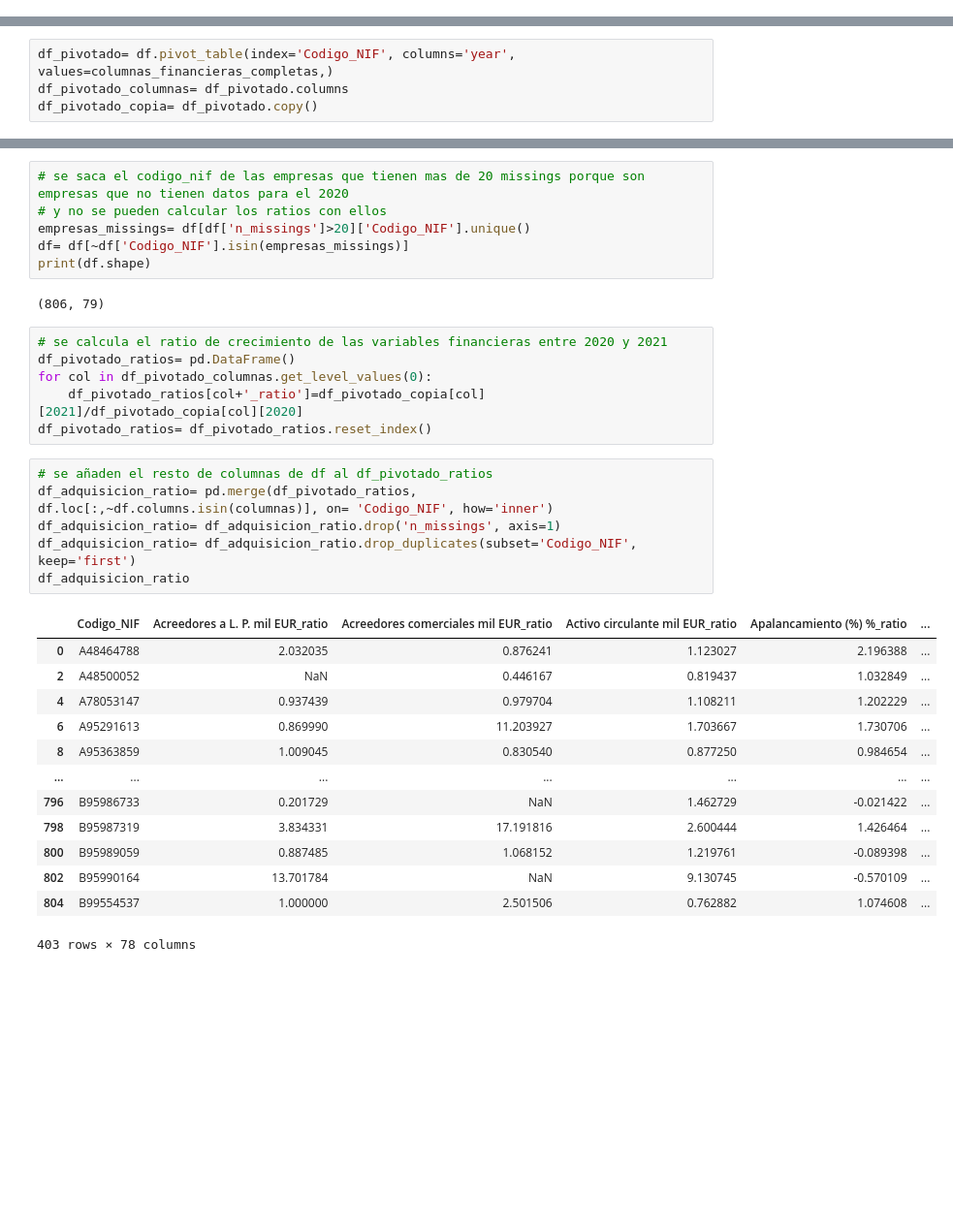
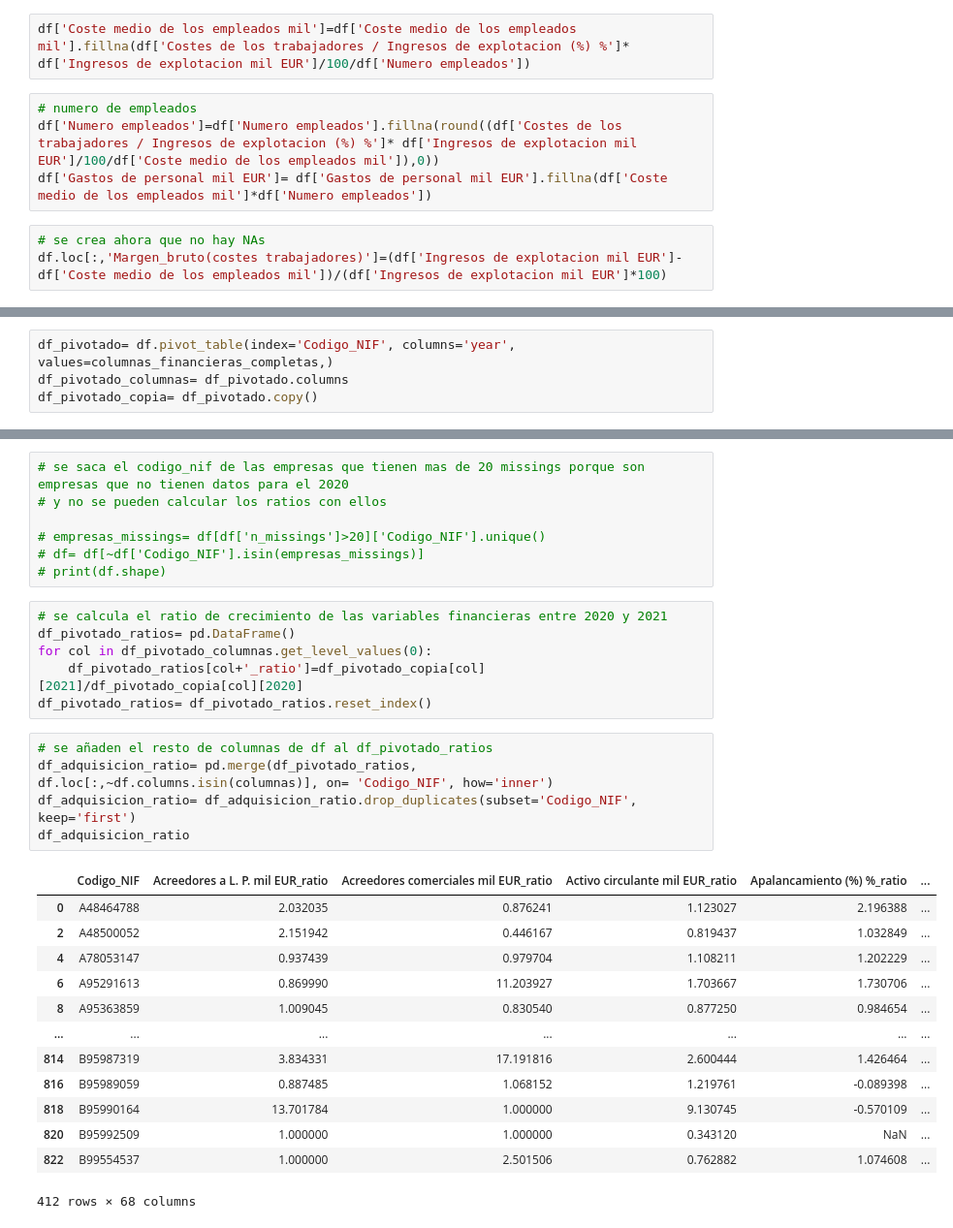
Before and after one commit to unaimleal/spri_reto_07_morado, a Jupyter notebook: preprocesamiento.ipynb, the cells around one changed output, grey strips where cells are left out. Shown at 97% size. Drawn from its saved outputs; the diff is of its cells as text; blank space fills up the shorter version.

```diff
--- a/preprocesamiento.ipynb
+++ b/preprocesamiento.ipynb
@@ -971,0 +853,9 @@ df.loc[df['Deudores mil EUR'].isna(), 'Deudores mil EUR']= 0 # se considera que
+# %%
+df['Coste medio de los empleados mil']=df['Coste medio de los empleados mil'].fillna(df['Costes de los trabajadores / Ingresos de explotacion (%) %']* df['Ingresos de explotacion mil EUR']/100/df['Numero empleados'])
+# %%
+# numero de empleados
+df['Numero empleados']=df['Numero empleados'].fillna(round((df['Costes de los trabajadores / Ingresos de explotacion (%) %']* df['Ingresos de explotacion mil EUR']/100/df['Coste medio de los empleados mil']),0))
+df['Gastos de personal mil EUR']= df['Gastos de personal mil EUR'].fillna(df['Coste medio de los empleados mil']*df['Numero empleados'])
+# %%
+# se crea ahora que no hay NAs
+df.loc[:,'Margen_bruto(costes trabajadores)']=(df['Ingresos de explotacion mil EUR']-df['Coste medio de los empleados mil'])/(df['Ingresos de explotacion mil EUR']*100)
@@ -1059,11 +1000,10 @@ df_adquisicion_2021
 # %%
 # se saca el codigo_nif de las empresas que tienen mas de 20 missings porque son empresas que no tienen datos para el 2020
 # y no se pueden calcular los ratios con ellos
-empresas_missings= df[df['n_missings']>20]['Codigo_NIF'].unique()
-df= df[~df['Codigo_NIF'].isin(empresas_missings)]
-print(df.shape)
+
+# empresas_missings= df[df['n_missings']>20]['Codigo_NIF'].unique()
+# df= df[~df['Codigo_NIF'].isin(empresas_missings)]
+# print(df.shape)
-# %% [output]
-(806, 79)
 # %%
 # se calcula el ratio de crecimiento de las variables financieras entre 2020 y 2021
 df_pivotado_ratios= pd.DataFrame()
@@ -1073,20 +1013,19 @@ df_pivotado_ratios= df_pivotado_ratios.reset_index()
 # %%
 # se añaden el resto de columnas de df al df_pivotado_ratios
 df_adquisicion_ratio= pd.merge(df_pivotado_ratios, df.loc[:,~df.columns.isin(columnas)], on= 'Codigo_NIF', how='inner')
-df_adquisicion_ratio= df_adquisicion_ratio.drop('n_missings', axis=1)
 df_adquisicion_ratio= df_adquisicion_ratio.drop_duplicates(subset='Codigo_NIF', keep='first')
 df_adquisicion_ratio
 # %% [output]
 |  | Codigo_NIF | Acreedores a L. P. mil EUR_ratio | Acreedores comerciales mil EUR_ratio | Activo circulante mil EUR_ratio | Apalancamiento (%) %_ratio | ... |
 | 0 | A48464788 | 2.032035 | 0.876241 | 1.123027 | 2.196388 | ... |
-| 2 | A48500052 | NaN | 0.446167 | 0.819437 | 1.032849 | ... |
+| 2 | A48500052 | 2.151942 | 0.446167 | 0.819437 | 1.032849 | ... |
 | 4 | A78053147 | 0.937439 | 0.979704 | 1.108211 | 1.202229 | ... |
 | 6 | A95291613 | 0.869990 | 11.203927 | 1.703667 | 1.730706 | ... |
 | 8 | A95363859 | 1.009045 | 0.830540 | 0.877250 | 0.984654 | ... |
 | ... | ... | ... | ... | ... | ... | ... |
-| 796 | B95986733 | 0.201729 | NaN | 1.462729 | -0.021422 | ... |
-| 798 | B95987319 | 3.834331 | 17.191816 | 2.600444 | 1.426464 | ... |
-| 800 | B95989059 | 0.887485 | 1.068152 | 1.219761 | -0.089398 | ... |
-| 802 | B95990164 | 13.701784 | NaN | 9.130745 | -0.570109 | ... |
-| 804 | B99554537 | 1.000000 | 2.501506 | 0.762882 | 1.074608 | ... |
+| 814 | B95987319 | 3.834331 | 17.191816 | 2.600444 | 1.426464 | ... |
+| 816 | B95989059 | 0.887485 | 1.068152 | 1.219761 | -0.089398 | ... |
+| 818 | B95990164 | 13.701784 | 1.000000 | 9.130745 | -0.570109 | ... |
+| 820 | B95992509 | 1.000000 | 1.000000 | 0.343120 | NaN | ... |
+| 822 | B99554537 | 1.000000 | 2.501506 | 0.762882 | 1.074608 | ... |
-403 rows × 78 columns
+412 rows × 68 columns
```
Also changed, not shown: parts of 29 cells of this notebook.
